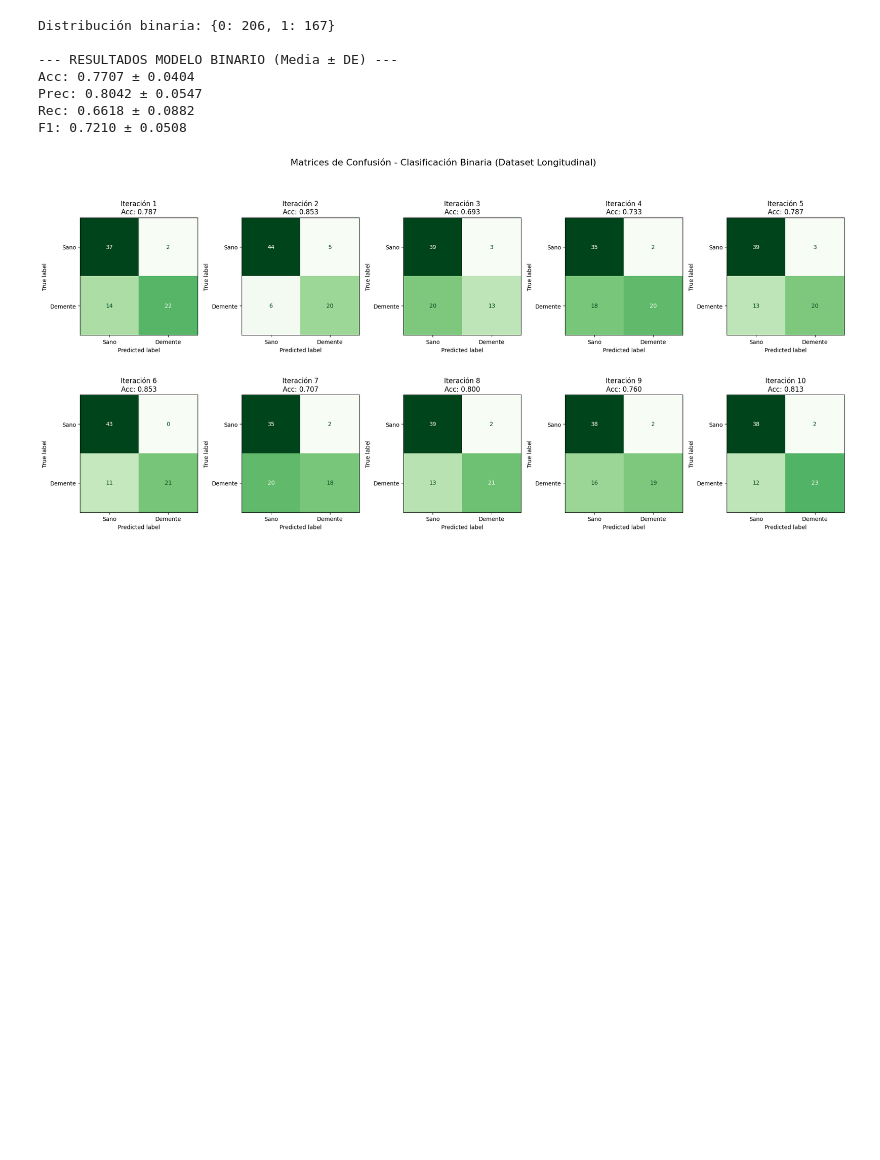
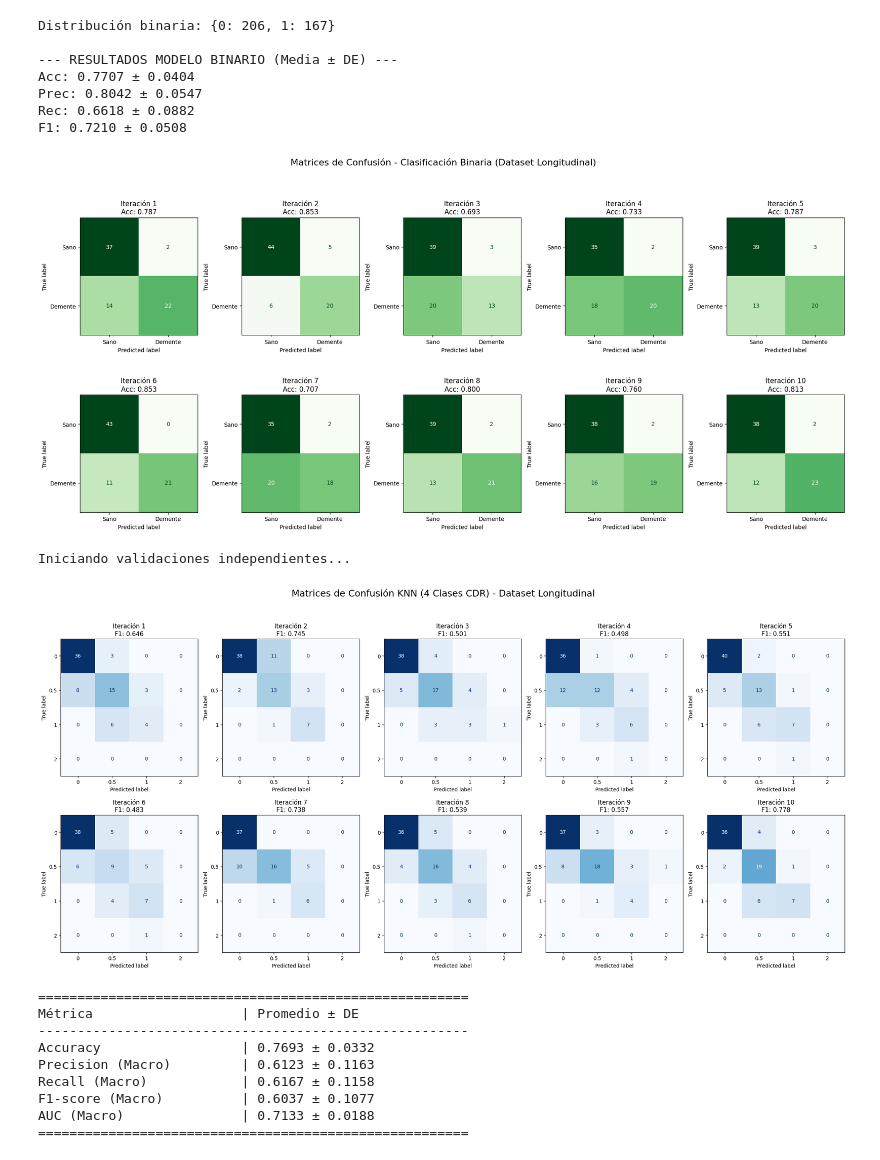
Before and after one commit to felipe0435/Proyecto-2-Mineria-de-datos, a Jupyter notebook: knn.ipynb, the cells around one changed output. Drawn from its saved outputs; the diff is of its cells as text; code cells hidden in the pictures; blank space fills up the shorter version.

```diff
--- a/knn.ipynb
+++ b/knn.ipynb
@@ -30,6 +31,8 @@ X_longi = longi[features].fillna(longi.median(numeric_only=True))
 y_longi = longi['CDR'].astype(str)
 X_cross = cross_renamed[features].fillna(longi.median(numeric_only=True))
 y_cross = cross_renamed['CDR'].astype(str)
+
+clases_str = ['0.0', '0.5', '1.0', '2.0']
 longi.isna().sum()
 # %% [output]
 Subject ID    0
@@ -497,3 +306,78 @@ plt.tight_layout(rect=[0, 0.03, 1, 0.95])
 plt.show()
 # %% [output]
 [figure]
+# %%
+imputer = SimpleImputer(strategy='median')
+X_imputed = imputer.fit_transform(X_longi)
+
+# 2. Configuración Experimental (10 Validaciones 80/20)
+results = {'acc': [], 'prec': [], 'rec': [], 'f1': [], 'auc': []}
+fig, axes = plt.subplots(2, 5, figsize=(22, 11))
+axes = axes.flatten()
+
+print("Iniciando validaciones independientes...")
+
+for i in range(10):
+    # Partición aleatoria 80/20 única por iteración [2]
+    X_train, X_test, y_train, y_test = train_test_split(
+        X_imputed, y_longi, test_size=0.2, random_state=i
+    )
+
+    # 3. Escalamiento: Obligatorio para KNN (Sección 11.1 de la guía) [1, 3]
+    scaler = StandardScaler()
+    X_train_s = scaler.fit_transform(X_train)
+    X_test_s = scaler.transform(X_test)
+
+    # 4. Entrenamiento Modelo KNN (k=5 como base)
+    knn = KNeighborsClassifier(n_neighbors=1)
+    knn.fit(X_train_s, y_train)
+    y_pred = knn.predict(X_test_s)
+    y_proba = knn.predict_proba(X_test_s) # Necesario para AUC
+
+    # 5. Registro de Métricas (Promedio Macro por desbalance) [4, 5]
+    results['acc'].append(accuracy_score(y_test, y_pred))
+    results['prec'].append(precision_score(y_test, y_pred, average='macro', zero_division=0))
+    results['rec'].append(recall_score(y_test, y_pred, average='macro', zero_division=0))
+    results['f1'].append(f1_score(y_test, y_pred, average='macro', zero_division=0))
+
+    # Cálculo de AUC Multiclase (One-vs-Rest)
+    # Binarizamos y_test usando las etiquetas de texto
+    y_test_bin = label_binarize(y_test, classes=clases_str)
+    try:
+        results['auc'].append(roc_auc_score(y_test_bin, y_proba, multi_class='ovr', average='macro'))
+    except ValueError:
+        results['auc'].append(np.nan) # Manejo si una clase no aparece en el set de prueba
+
+    # 6. Generación del Grid de Matrices de Confusión
+    # Ahora 'y_test', 'y_pred' y 'clases_str' son todos strings, eliminando el TypeError
+    cm = confusion_matrix(y_test, y_pred, labels=clases_str)
+    disp = ConfusionMatrixDisplay(confusion_matrix=cm, display_labels=['0', '0.5', '1', '2'])
+    disp.plot(ax=axes[i], cmap='Blues', colorbar=False)
+    axes[i].set_title(f"Iteración {i+1}\nF1: {results['f1'][-1]:.3f}")
+
+plt.suptitle("Matrices de Confusión KNN (4 Clases CDR) - Dataset Longitudinal", fontsize=18)
+plt.tight_layout(rect=[0, 0.03, 1, 0.95])
+plt.show()
+
+# 7. Reporte Final de Desempeño (Media ± DE) [6]
+print("\n" + "="*55)
+print(f"{'Métrica':<25} | {'Promedio ± DE':<25}")
+print("-" * 55)
+print(f"{'Accuracy':<25} | {np.mean(results['acc']):.4f} ± {np.std(results['acc']):.4f}")
+print(f"{'Precision (Macro)':<25} | {np.mean(results['prec']):.4f} ± {np.std(results['prec']):.4f}")
+print(f"{'Recall (Macro)':<25} | {np.mean(results['rec']):.4f} ± {np.std(results['rec']):.4f}")
+print(f"{'F1-score (Macro)':<25} | {np.mean(results['f1']):.4f} ± {np.std(results['f1']):.4f}")
+print(f"{'AUC (Macro)':<25} | {np.nanmean(results['auc']):.4f} ± {np.nanstd(results['auc']):.4f}")
+print("="*55)
+# %% [output]
+Iniciando validaciones independientes...
+[figure, added]
+=======================================================
+Métrica                   | Promedio ± DE
+-------------------------------------------------------
+Accuracy                  | 0.7693 ± 0.0332
+Precision (Macro)         | 0.6123 ± 0.1163
+Recall (Macro)            | 0.6167 ± 0.1158
+F1-score (Macro)          | 0.6037 ± 0.1077
+AUC (Macro)               | 0.7133 ± 0.0188
+=======================================================
```
Also changed, not shown: parts of 15 cells of this notebook, 10 other files.
